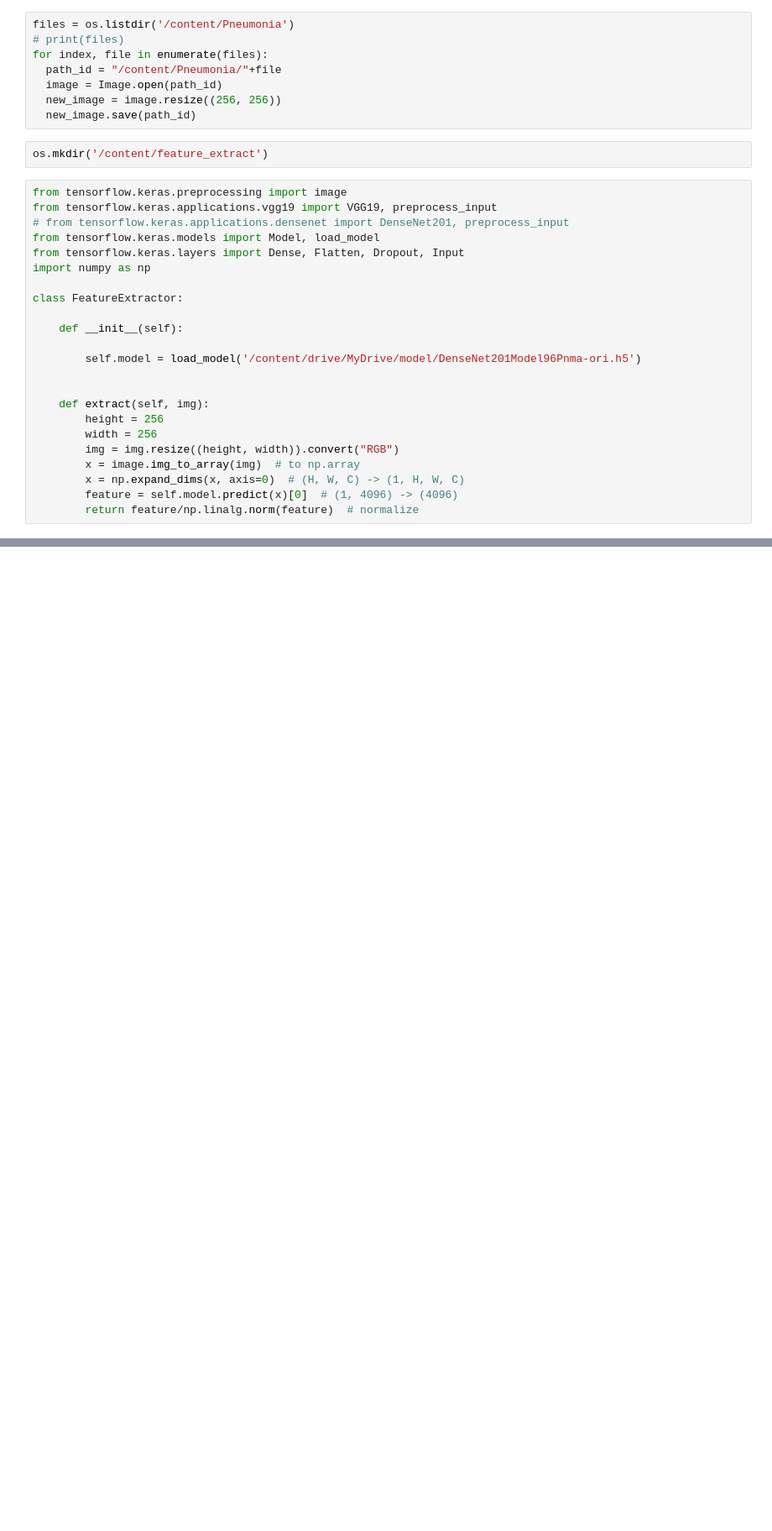
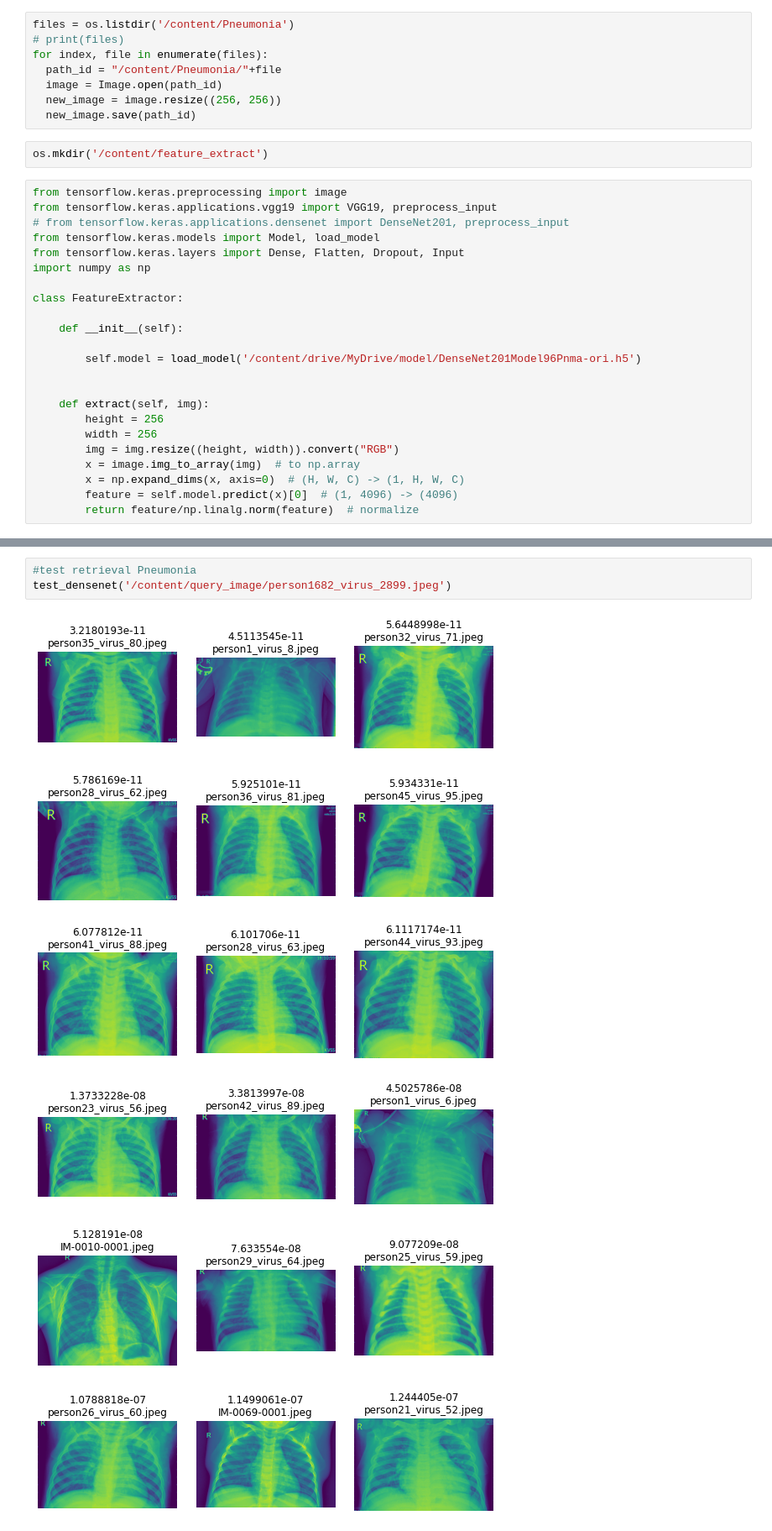
Before and after one commit to jodysuseno/TugasAkhirTKC_073-079, a Jupyter notebook: CBIR_pneumonia.ipynb, the cells around one changed output, grey strips where cells are left out. Shown at 84% size. Drawn from its saved outputs; the diff is of its cells as text; blank space fills up the shorter version.

```diff
--- a/CBIR_pneumonia.ipynb
+++ b/CBIR_pneumonia.ipynb
@@ -780,0 +793,6 @@ plt.show()
+# %%
+#test retrieval Pneumonia
+test_densenet('/content/query_image/person1682_virus_2899.jpeg')
+# %% [output]
+[figure, added]
+[figure, added]
```
Also changed, not shown: parts of 9 cells of this notebook.
